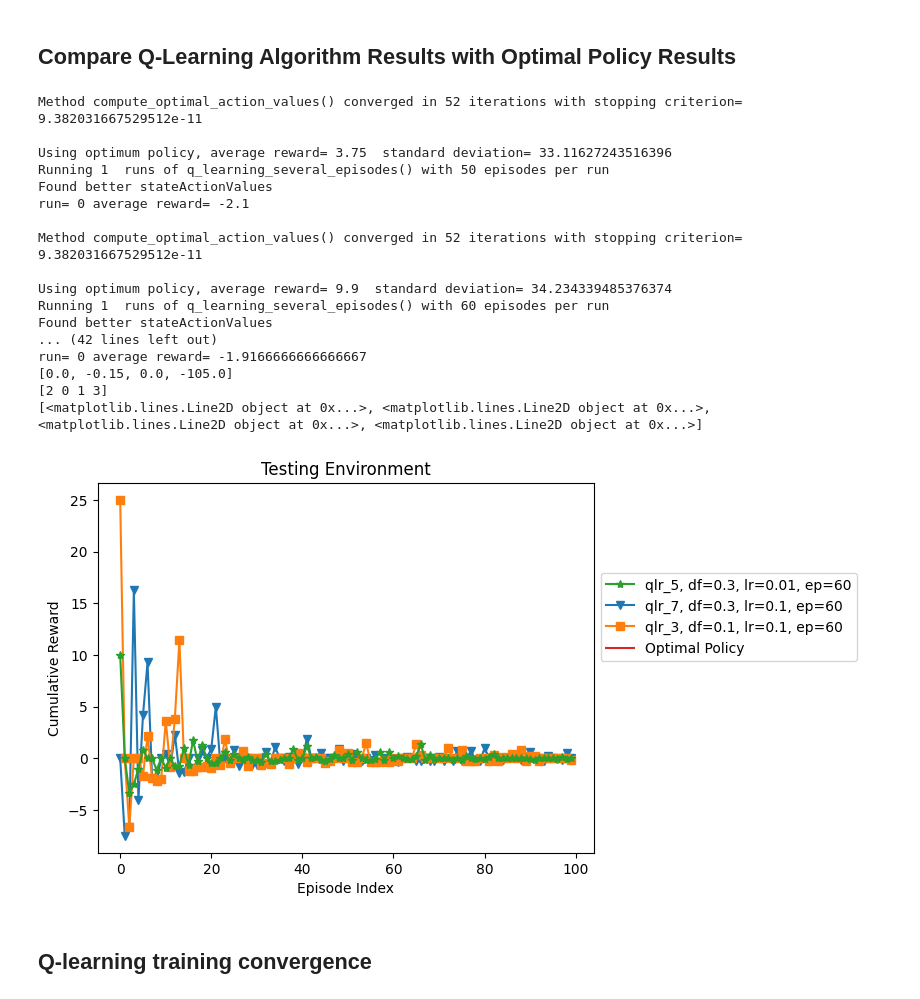
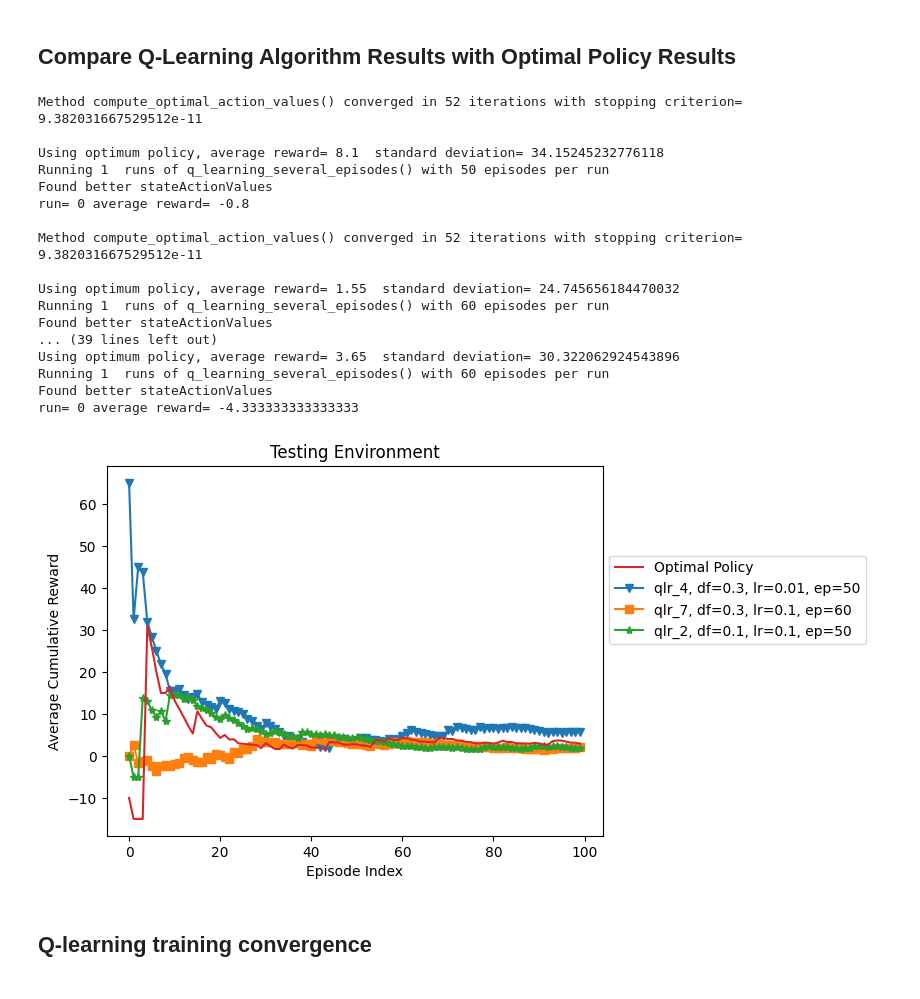
Before and after one commit to claudio966/tabular_rl, a Jupyter notebook: gambler_ruin/code_ADL_project_1_Optimal_and_Qlearning_Gambler_ruin.ipynb, the cells around one changed output. Cells and saved outputs as stored; diff of their text form; code cells hidden in the pictures.

```diff
--- a/gambler_ruin/code_ADL_project_1_Optimal_and_Qlearning_Gambler_ruin.ipynb
+++ b/gambler_ruin/code_ADL_project_1_Optimal_and_Qlearning_Gambler_ruin.ipynb
@@ -197,7 +202,7 @@ def get_avg_cumsum_reward(experiment: list()) -> list():
     cumsum_reward = 0
     episode_idx = 1
     for ep_reward in experiment:
-        cumsum_reward = ep_reward
+        cumsum_reward += ep_reward
         cumsum_reward_storage.append(cumsum_reward / episode_idx)
         episode_idx += 1
 
@@ -228,7 +233,8 @@ for combination in combinations:
                                                                                     num_test_episodes=100,
                                                                                     learning_rate=chosen_learning_rate,
                                                                                     explorationProbEpsilon=chosen_discount_factor,
-                                                                                    debug_mode=False)
+                                                                                    debug_mode=False,
+                                                                                    seed=False)
 
     all_training_qlearning_rewards.append(training_qlearning_rewards)
 
@@ -254,49 +260,45 @@ marker_id = 0
 
 for experiment_id in list(best_experiments[0:3]):
     plt.plot(all_cumsum_testing_qlearning[experiment_id], marker=marker[marker_id], label=all_qlearning_labels[experiment_id])
 
     marker_id += 1
 
 # Plot average cumulative reward of optimal policy
-plt.plot(avg_optimal_reward, label='Optimal Policy')
+plt.plot(avg_cumsum_optimal_reward, label='Optimal Policy')
 
 handles, labels = plt.gca().get_legend_handles_labels()
 
 # Adjust legend order
 last_row = [all_cumsum_testing_qlearning[i][-1] for i in best_experiments[0:3]] + [np.cumsum(optimal_rewards)[-1]]
 order = np.argsort(last_row)
 order = np.flip(order)
 
-print(last_row)
-print(order)
-print(handles)
-
 plt.legend([handles[i] for i in order], [labels[i] for i in order], loc='lower left', bbox_to_anchor=(1, 0.5))
 
 plt.title('Testing Environment')
-plt.ylabel('Cumulative Reward')
+plt.ylabel('Average Cumulative Reward')
 plt.xlabel('Episode Index')
-plt.savefig('Testing_environment', dpi=500)
+plt.savefig('Testing_environment', bbox_inches='tight', dpi=500)
 plt.show()
 # %% [output]
 Method compute_optimal_action_values() converged in 52 iterations with stopping criterion= 9.382031667529512e-11
 
-Using optimum policy, average reward= 3.75  standard deviation= 33.11627243516396
+Using optimum policy, average reward= 8.1  standard deviation= 34.15245232776118
 Running 1  runs of q_learning_several_episodes() with 50 episodes per run
 Found better stateActionValues
-run= 0 average reward= -2.1
+run= 0 average reward= -0.8
 
 Method compute_optimal_action_values() converged in 52 iterations with stopping criterion= 9.382031667529512e-11
 
-Using optimum policy, average reward= 9.9  standard deviation= 34.234339485376374
+Using optimum policy, average reward= 1.55  standard deviation= 24.745656184470032
 Running 1  runs of q_learning_several_episodes() with 60 episodes per run
 Found better stateActionValues
-... (42 lines left out)
-run= 0 average reward= -1.9166666666666667
-[0.0, -0.15, 0.0, -105.0]
-[2 0 1 3]
-[<matplotlib.lines.Line2D object at 0x...>, <matplotlib.lines.Line2D object at 0x...>, <matplotlib.lines.Line2D object at 0x...>, <matplotlib.lines.Line2D object at 0x...>]
+... (39 lines left out)
+Using optimum policy, average reward= 3.65  standard deviation= 30.322062924543896
+Running 1  runs of q_learning_several_episodes() with 60 episodes per run
+Found better stateActionValues
+run= 0 average reward= -4.333333333333333
-[figure, old version]
+[figure, new version]
 # %% [markdown]
 ## Q-learning training convergence
 # %%
```
Also changed, not shown: parts of 8 cells of this notebook.
